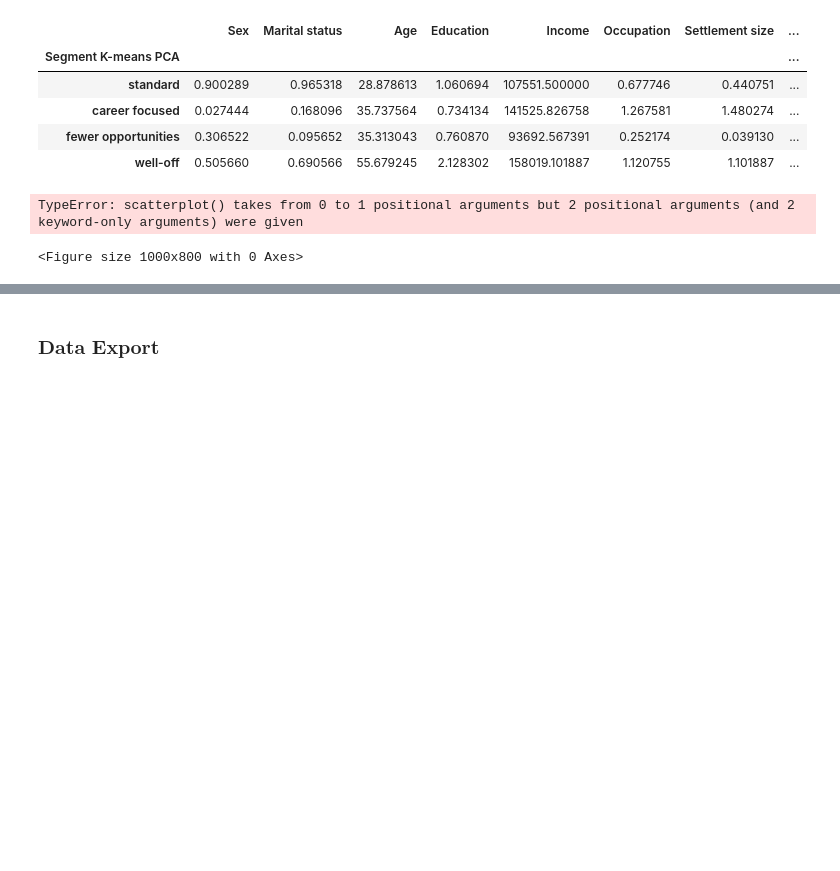
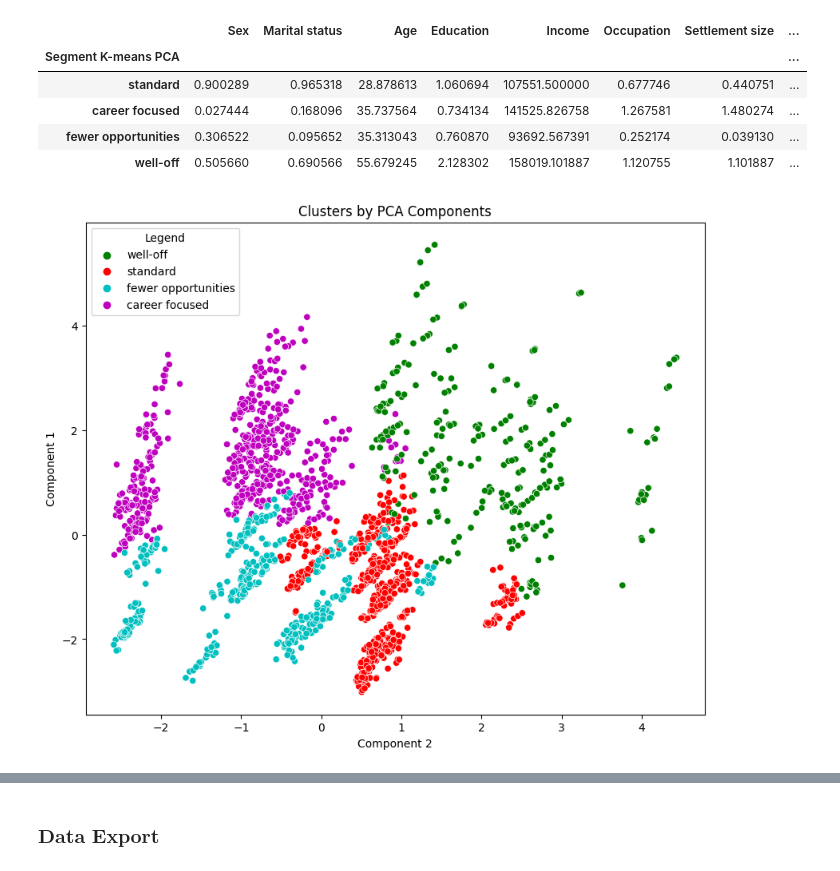
Before and after one commit to azizharouna/KYC-Dashboard, a Jupyter notebook: customer_segmentation.ipynb, the cells around one changed output, grey strips where cells are left out. Drawn from its saved outputs; the diff is of its cells as text; code cells hidden in the pictures; blank space fills up the shorter version.

Commit message:
fixed the second part of scatterplot bug

```diff
--- a/customer_segmentation.ipynb
+++ b/customer_segmentation.ipynb
@@ -398,14 +398,13 @@ df_segm_pca_kmeans['Legend'] = df_segm_pca_kmeans['Segment K-means PCA'].map({0:
 # %%
 # Plot data by PCA components. The Y axis is the first component, X axis is the second.
 x_axis = df_segm_pca_kmeans['Component 2']
 y_axis = df_segm_pca_kmeans['Component 1']
 plt.figure(figsize = (10, 8))
-sns.scatterplot(x_axis, y_axis, hue = df_segm_pca_kmeans['Legend'], palette = ['g', 'r', 'c', 'm'])
+sns.scatterplot(x = x_axis, y = y_axis, hue = df_segm_pca_kmeans['Legend'], palette = ['g', 'r', 'c', 'm'])
 plt.title('Clusters by PCA Components')
 plt.show()
 # %% [output]
-TypeError: scatterplot() takes from 0 to 1 positional arguments but 2 positional arguments (and 2 keyword-only arguments) were given
-<Figure size 1000x800 with 0 Axes>
+[figure, added]
 # %%
 x_axis_1 = df_segm_pca_kmeans['Component 3']
 y_axis_1 = df_segm_pca_kmeans['Component 1']
```
Also changed, not shown: parts of 2 cells of this notebook.
